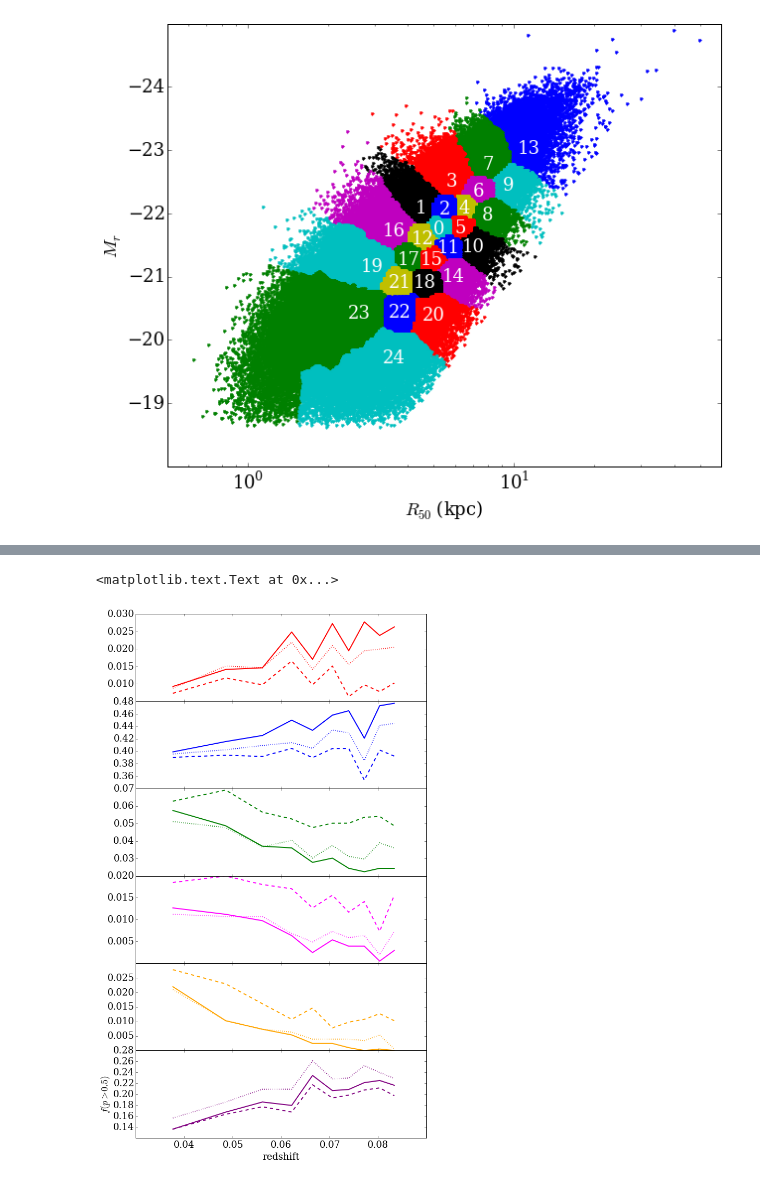
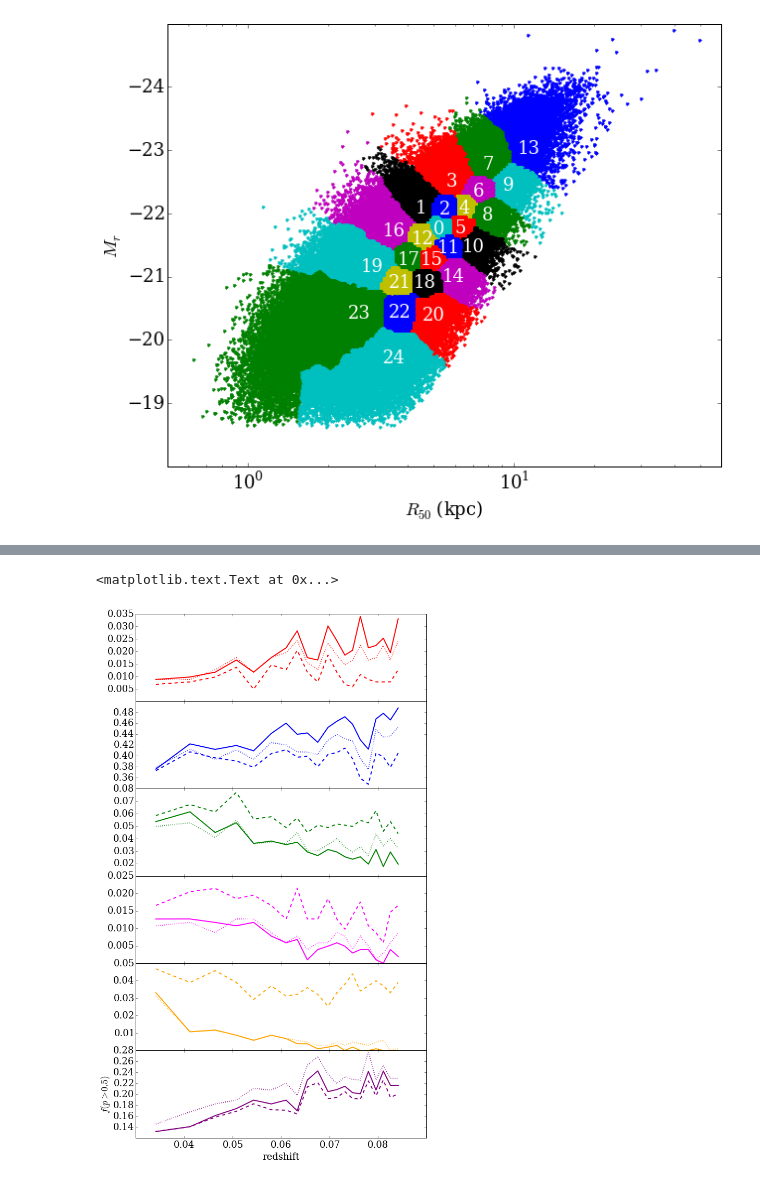
Before and after one commit to RossHart/Debiasing-testing-v2, a Jupyter notebook: Codes/debiasing_report.ipynb, the cells around one changed output, grey strips where cells are left out. Drawn from its saved outputs; the diff is of its cells as text; code cells hidden in the pictures.

```diff
--- a/Codes/debiasing_report.ipynb
+++ b/Codes/debiasing_report.ipynb
@@ -377,7 +379,7 @@ def bin_by_column(column, nbins, fixedcount=True):
     x, b, n = binned_statistic(values, column, bins=bin_edges)
     return x, bins
 
-N_b = 10
+N_b = 20
 
 vl = data[volume_ok]
 redshifts = vl['REDSHIFT_1']
@@ -387,34 +389,34 @@ morph_cut = 0.5
 
 for n,answer in enumerate(answers):
 
     reference_data = vl[question + '_' + answer + '_weighted_fraction']
     w13_data = vl[question + '_' + answer + '_debiased']
     h16_data = vl[question + '_' + answer +'_debiased_rh']
 
     deb_fracs = np.zeros(N_b)
     raw_fracs = np.zeros(N_b)
     w13_fracs = np.zeros(N_b)
 
     for m,b in enumerate(np.unique(bins)):
 
         bin_deb = h16_data[bins == b]
         bin_raw = reference_data[bins == b]
         bin_w13 = w13_data[bins == b]
 
         raw_fracs[m] = np.sum(bin_raw > morph_cut)/len(bin_raw)
         deb_fracs[m] = np.sum(bin_deb > morph_cut)/len(bin_deb)
         w13_fracs[m] = np.sum(bin_w13 > morph_cut)/len(bin_w13)
 
     axarr[n].plot(x,raw_fracs,linestyle='solid',linewidth=2,color=clrs[n],label=labels[n])
     axarr[n].plot(x,deb_fracs,linestyle='dashed',linewidth=2,color=clrs[n],label=labels[n])
     axarr[n].plot(x,w13_fracs,linestyle='dotted',linewidth=2,color=clrs[n],label=labels[n])
 
 #plt.ylim(0,1)
 plt.ylabel('$f(p>{{{}}})$'.format(morph_cut))
 plt.xlabel('redshift')
 # %% [output]
 <matplotlib.text.Text at 0x...>
-[figure, old version]
+[figure, new version]
 # %%
 # check sample sizes?
 
```
Also changed, not shown: parts of 6 cells of this notebook, 3 other files.
